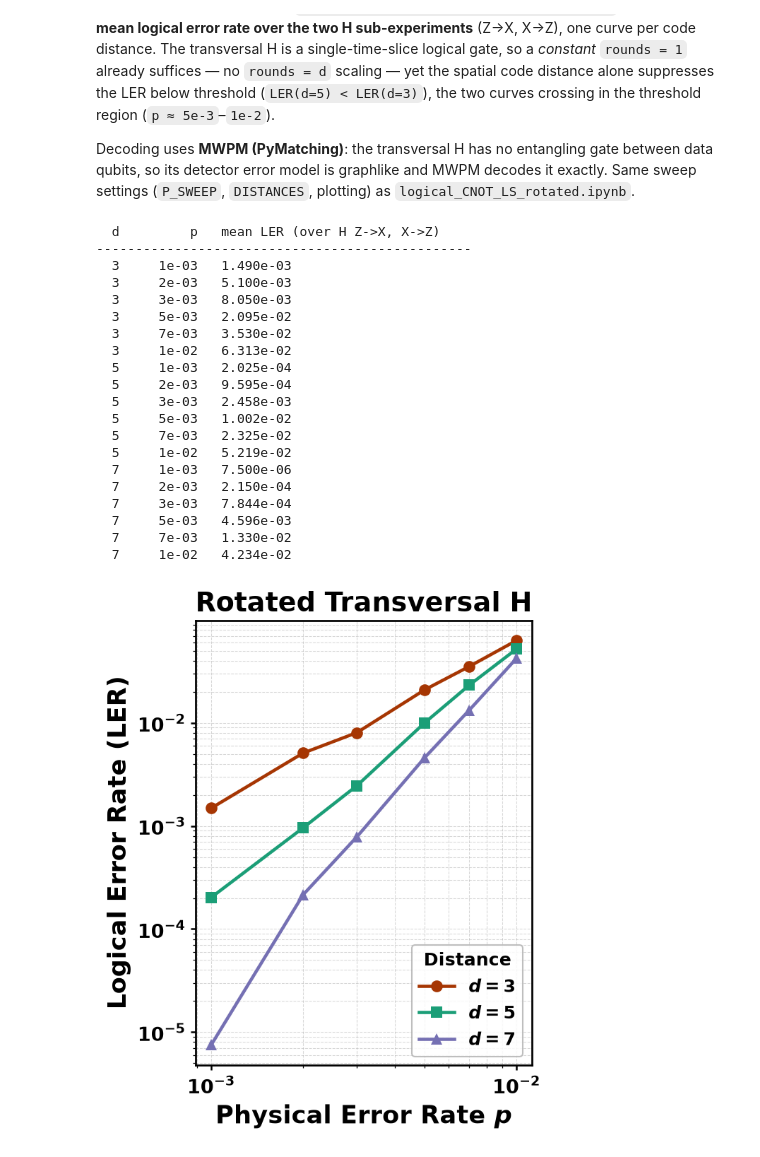
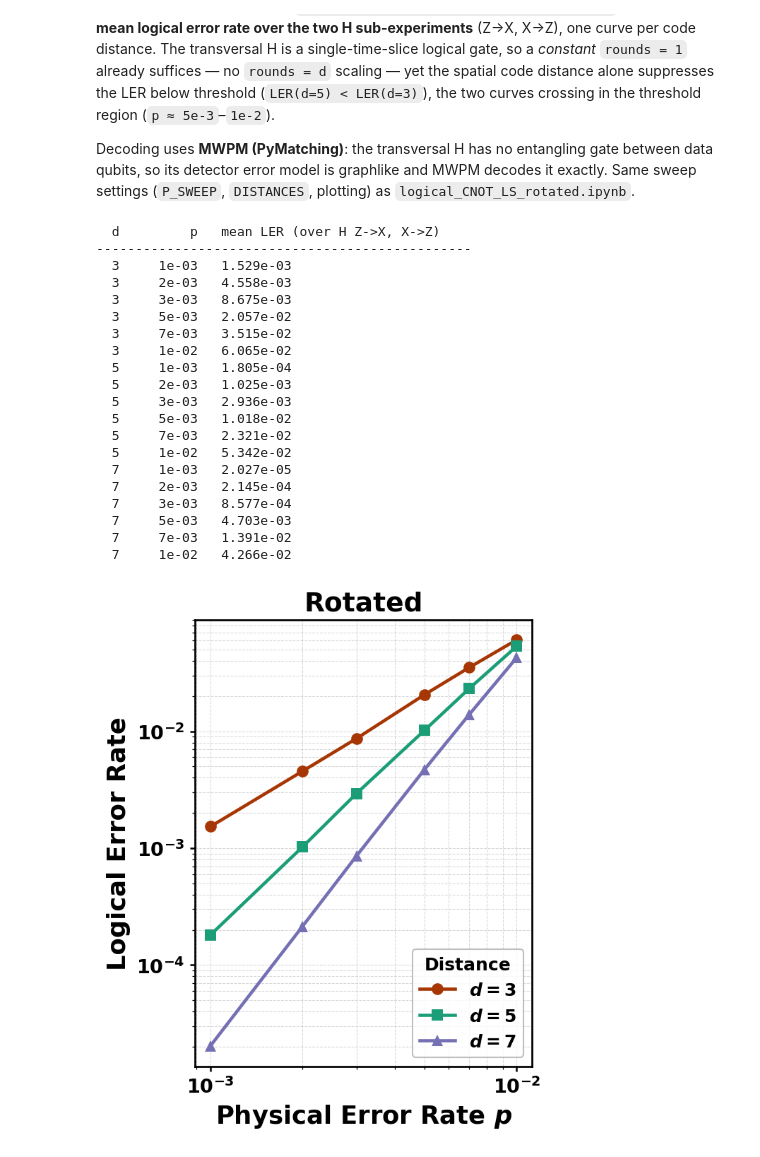
Before and after one commit to QuTone/LightStim, a Jupyter notebook: notebooks/LogicalOps/logical_H_rotated.ipynb, the cells around one changed output. Drawn from its saved outputs; the diff is of its cells as text; code cells hidden in the pictures.

```diff
--- a/notebooks/LogicalOps/logical_H_rotated.ipynb
+++ b/notebooks/LogicalOps/logical_H_rotated.ipynb
@@ -193,13 +193,13 @@ MARKERS   = {3: "o", 5: "s", 7: "^"}
 
 sweep_pipeline = SimulationPipeline(
     decoder_config=DecoderConfig("pymatching", backend="cpu"),
-    max_shots=200_000,
-    max_errors=60,
-    num_workers=8,
+    max_shots=100_000_000,
+    max_errors=200,
+    num_workers=32,
     print_progress=False,
 )
 
-TITLE = "Rotated Transversal H"
+TITLE = "Rotated"
 
 ler_curves = {dd: [] for dd in DISTANCES}
 print(f"{'d':>3} {'p':>9}   mean LER (over H Z->X, X->Z)")
@@ -218,50 +218,50 @@ for dd in DISTANCES:
             lers.append(sweep_pipeline.run(c).logical_error_rate)
         mean_ler = float(np.mean(lers))
         ler_curves[dd].append(mean_ler)
         print(f"{dd:>3} {pp:>9.0e}   {mean_ler:.3e}")
 
 apply_paper_style()
 fig, ax = plt.subplots(figsize=(4.5, 5.5))
 proxies = []
 for dd in DISTANCES:
     color  = PALETTE_DISTANCE.get(dd, "gray")
     marker = MARKERS.get(dd, "o")
     _y = np.array(ler_curves[dd], dtype=float)
     _y[_y <= 0] = np.nan  # drop zero-error points (e.g. d=7 low-p) from the log plot
     ax.loglog(P_SWEEP, _y, marker=marker, color=color,
               linestyle="-", markeredgecolor="none")
     proxies.append(mlines.Line2D([], [], color=color, ls="-", marker=marker,
                                  markersize=8, markeredgecolor="none", label=f"$d = {dd}$"))
 
 ax.set_xlabel("Physical Error Rate $p$")
-ax.set_ylabel("Logical Error Rate (LER)")
+ax.set_ylabel("Logical Error Rate")
 ax.set_title(TITLE)
 ax.grid(True, which="both", ls="--", linewidth=0.5, alpha=0.5)
 bold_ticks(ax)
 leg = ax.legend(handles=proxies, title="Distance", loc="lower right",
                 frameon=True, framealpha=0.85)
 leg.get_title().set_fontweight("bold")
 fig.tight_layout()
 plt.show()
 # %% [output]
   d         p   mean LER (over H Z->X, X->Z)
 ------------------------------------------------
-  3     1e-03   1.490e-03
-  3     2e-03   5.100e-03
-  3     3e-03   8.050e-03
-  3     5e-03   2.095e-02
-  3     7e-03   3.530e-02
-  3     1e-02   6.313e-02
-  5     1e-03   2.025e-04
-  5     2e-03   9.595e-04
-  5     3e-03   2.458e-03
-  5     5e-03   1.002e-02
-  5     7e-03   2.325e-02
-  5     1e-02   5.219e-02
-  7     1e-03   7.500e-06
-  7     2e-03   2.150e-04
-  7     3e-03   7.844e-04
-  7     5e-03   4.596e-03
-  7     7e-03   1.330e-02
-  7     1e-02   4.234e-02
+  3     1e-03   1.529e-03
+  3     2e-03   4.558e-03
+  3     3e-03   8.675e-03
+  3     5e-03   2.057e-02
+  3     7e-03   3.515e-02
+  3     1e-02   6.065e-02
+  5     1e-03   1.805e-04
+  5     2e-03   1.025e-03
+  5     3e-03   2.936e-03
+  5     5e-03   1.018e-02
+  5     7e-03   2.321e-02
+  5     1e-02   5.342e-02
+  7     1e-03   2.027e-05
+  7     2e-03   2.145e-04
+  7     3e-03   8.577e-04
+  7     5e-03   4.703e-03
+  7     7e-03   1.391e-02
+  7     1e-02   4.266e-02
-[figure, old version]
+[figure, new version]
```
Also changed, not shown: parts of 3 cells of this notebook, 11 other files.
